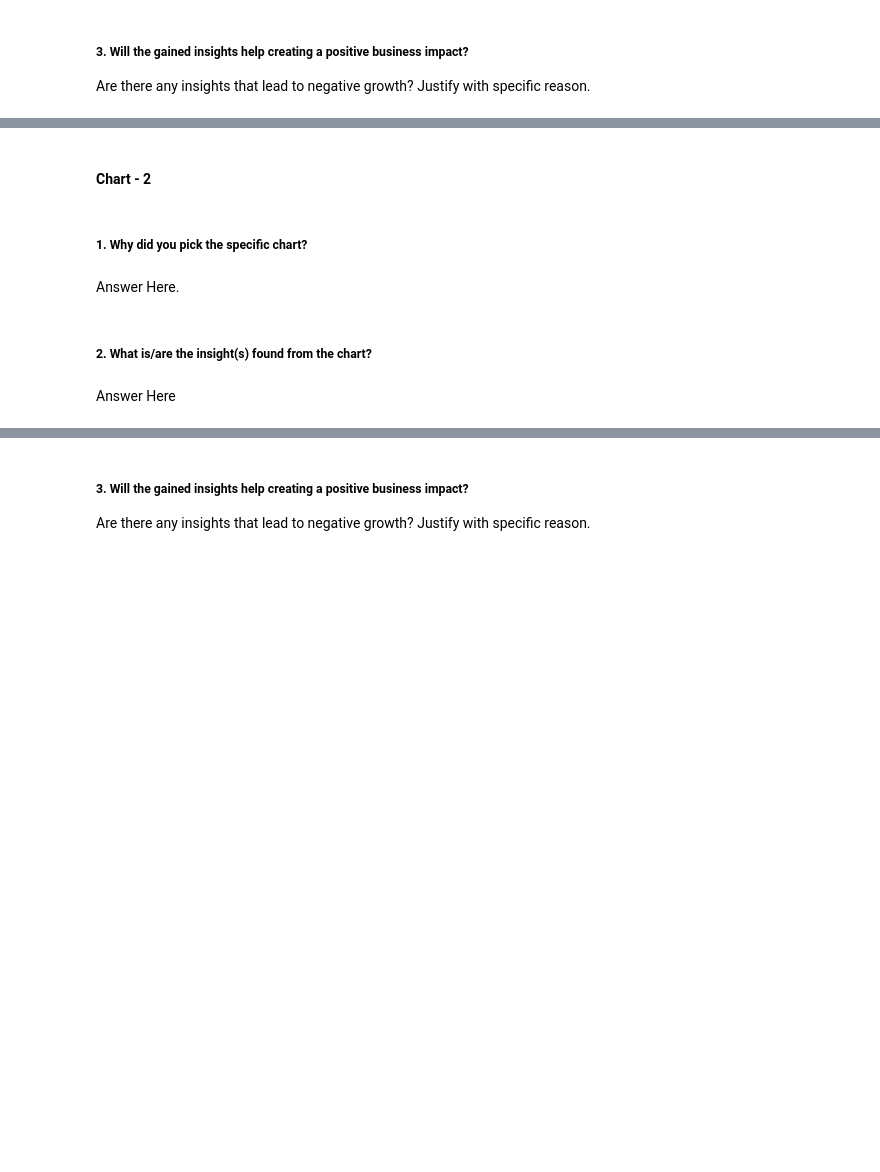
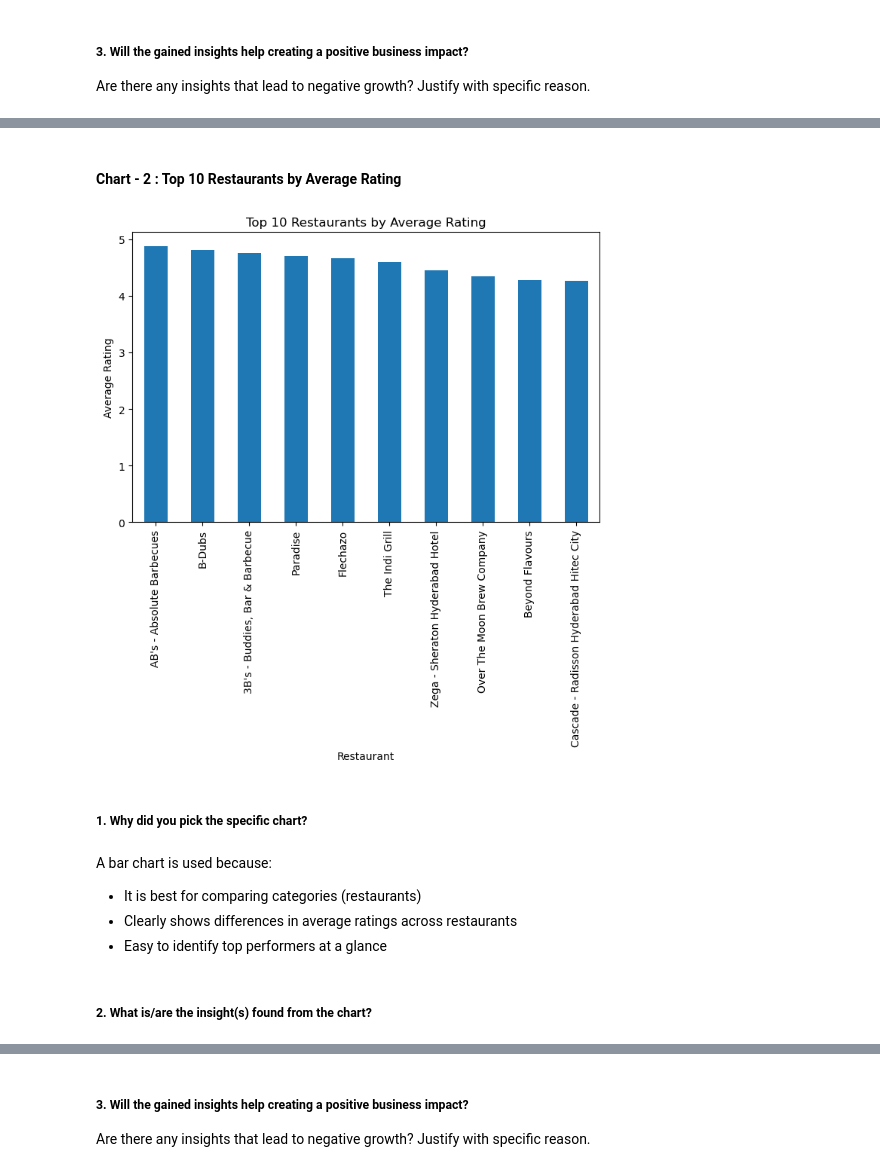
Before and after one commit to updesh1/Zomato_project, a Jupyter notebook: Sample_ML_Submission_Template.ipynb, the cells around one changed output, grey strips where cells are left out. Drawn from its saved outputs; the diff is of its cells as text; code cells hidden in the pictures; blank space fills up the shorter version.

```diff
--- a/Sample_ML_Submission_Template.ipynb
+++ b/Sample_ML_Submission_Template.ipynb
@@ -155,2 +414,2 @@ Answer Here
 # %% [markdown]
-#### Chart - 2
+#### Chart - 2 : Top 10 Restaurants by Average Rating
@@ -159,8 +416,24 @@ Answer Here
+# %%
+# Chart - 2 visualization code
+# Top 10 Restaurants
+top_restaurants = df.groupby('Name')['Rating'].mean().sort_values(ascending=False).head(10)
+
+top_restaurants.plot(kind='bar')
+
+plt.title("Top 10 Restaurants by Average Rating")
+plt.xlabel("Restaurant")
+plt.ylabel("Average Rating")
+
+plt.show()
+# %% [output]
+[figure, added]
 # %% [markdown]
 ##### 1. Why did you pick the specific chart?
-# %% [markdown]
-Answer Here.
+# %% [markdown]
+A bar chart is used because:
+
+- It is best for comparing categories (restaurants)
+- Clearly shows differences in average ratings across restaurants
+- Easy to identify top performers at a glance
 # %% [markdown]
 ##### 2. What is/are the insight(s) found from the chart?
-# %% [markdown]
-Answer Here
```
Also changed, not shown: parts of 41 cells of this notebook.
